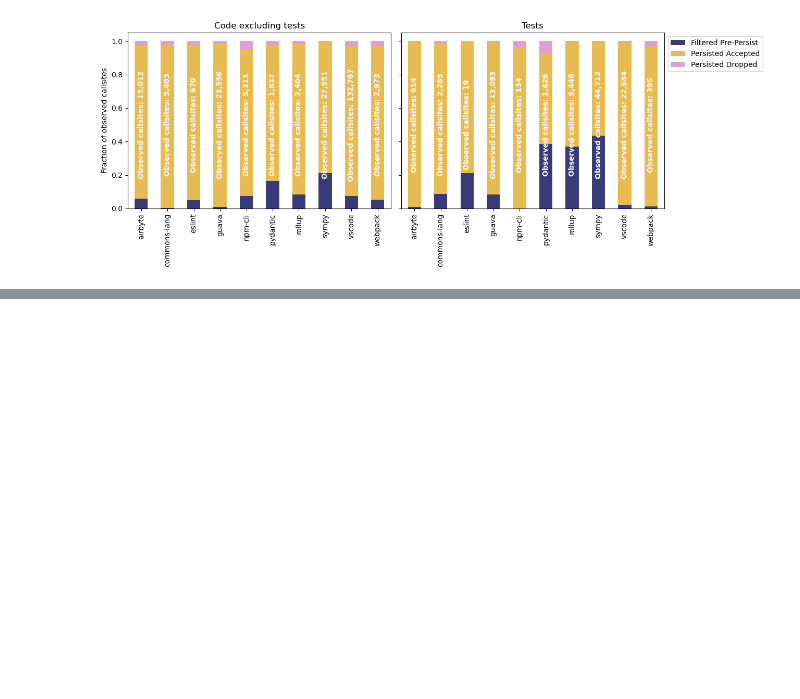
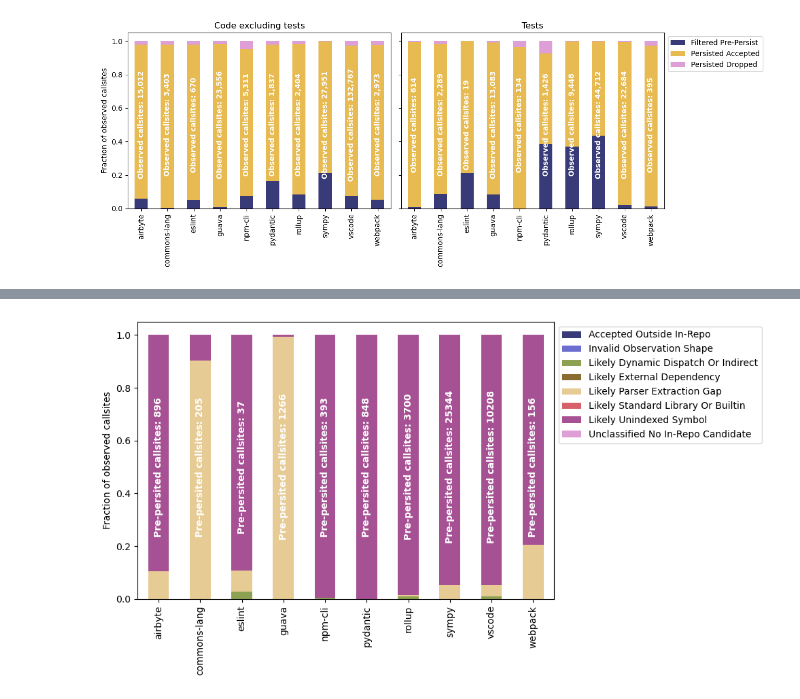
Before and after one commit to megascienta/sciona, a Jupyter notebook: validations/build_status_reports/evaluation.ipynb, the cells around one changed output, grey strips where cells are left out. Saved outputs shown, nothing was run; the diff lists cells and outputs as text; code cells hidden in the pictures; blank space fills up the shorter version.

```diff
--- a/validations/build_status_reports/evaluation.ipynb
+++ b/validations/build_status_reports/evaluation.ipynb
@@ -437,0 +470,20 @@ plt.show()
+# %%
+pre_persist = df_section(totals_df, "Callsites")["Filtered Pre-Persist"]
+
+pre_persist_df = df_section(totals_df, "Pre-Persist Filter")
+pre_persist_df = pre_persist_df.div(pre_persist_df.sum(axis=1), axis=0)
+
+fig, ax = plt.subplots(figsize=(10,5.5))
+
+pre_persist_df.plot( kind="bar", stacked=True, colormap="tab20b", ax=ax)
+
+for i, (repo, value) in enumerate(pre_persist.items()):
+    ax.text(i, 0.5, f"Pre-persited callsites: {int(value)}", rotation=90, ha="center", va="center", fontsize=10, fontweight="bold", color="white")
+
+plt.legend(bbox_to_anchor=(1, 1), loc="upper left")
+plt.xlabel("")
+plt.ylabel("Fraction of observed callsites")
+plt.tight_layout()
+plt.show()
+# %% [output]
+[figure, added]
```
Also changed, not shown: parts of 10 cells of this notebook.
